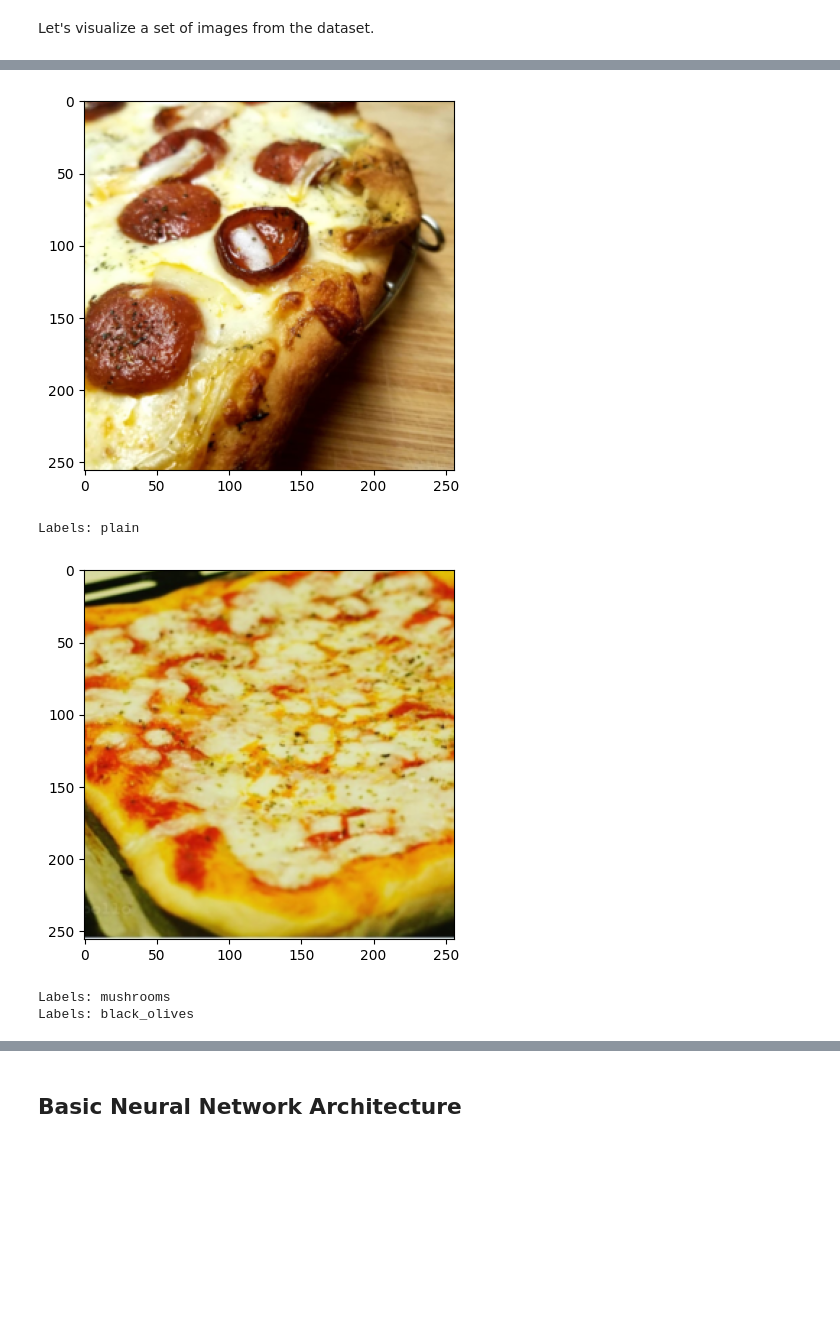
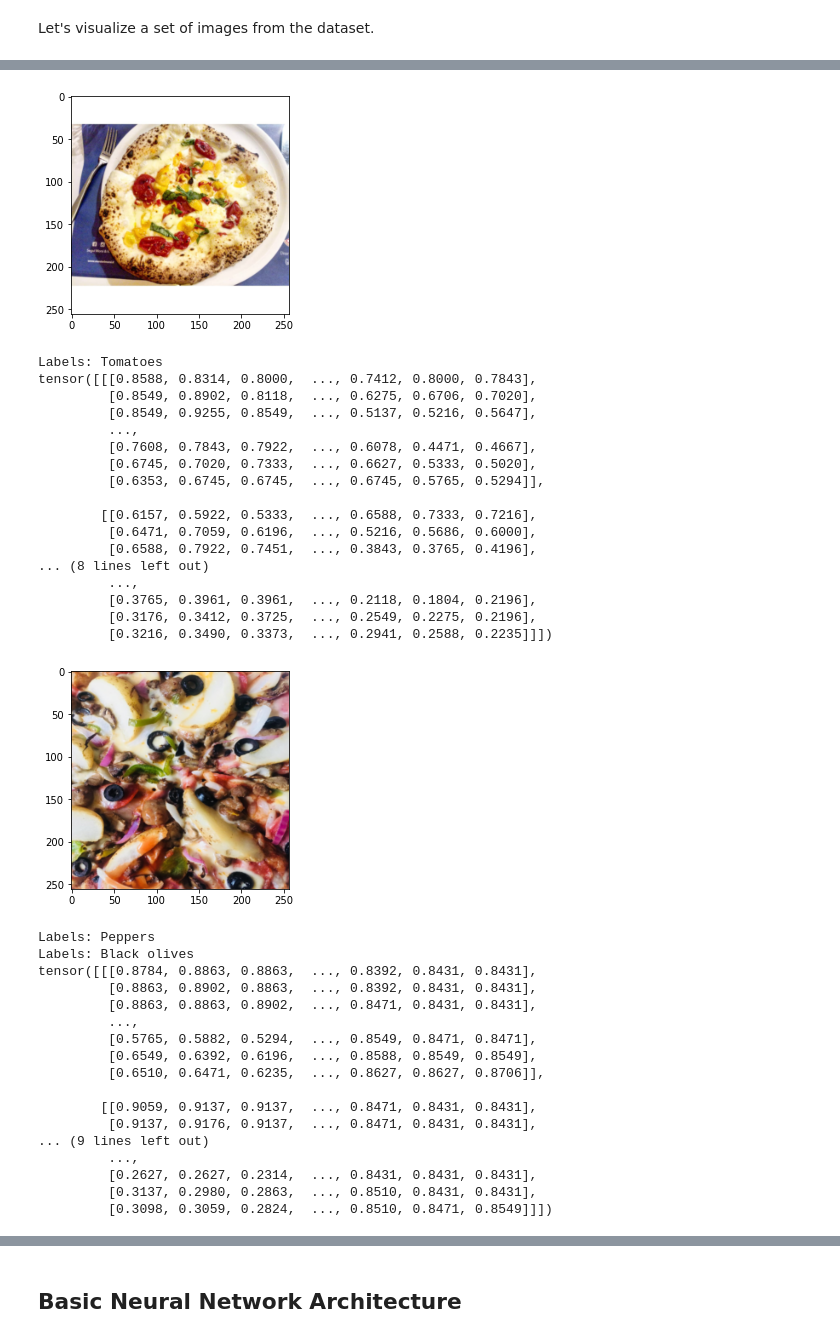
Before and after one commit to NBillar/deep_l, a Jupyter notebook: main.ipynb, the cells around one changed output, grey strips where cells are left out. Drawn from its saved outputs; the diff is of its cells as text; code cells hidden in the pictures; blank space fills up the shorter version.

```diff
--- a/main.ipynb
+++ b/main.ipynb
@@ -106,15 +106,19 @@ learning_rate = 0.001
 The dataset for this project, obtained from the PizzaGAN project at MIT and accessible on [this website](http://pizzagan.csail.mit.edu/), includes pizza images with labeled toppings. Over 38 million #pizza posts on Instagram were initially filtered to acquire approximately half a million images, with undesired content removed. After this, it was diminished even further until 9,213 pictures with corresponding annotations were left.
 # %%
 # Import the csv from path.
-label_path = "data\pizza_data\labels.csv"
+label_path = "data\pizza_data\imageLabels.txt"
+column_path = 'data\pizza_data\categories.txt'
 image_path = "data\pizza_data\images"
 
-df = pd.read_csv(label_path, sep = ' ', header = None)
-df.columns =
+df = pd.read_csv(label_path, sep = '  ', header = None)
+df.columns = open(column_path, 'r').read().split('\n')[:-1]
+classes = len(open(column_path, 'r').read().split('\n')[:-1])+1
+open(column_path, 'r').close()
+
 
 # Encode a label of pizzas without labeled toppings.
 df["plain"] = 0
-df["image_name"] = df["image_name"].apply(lambda x: os.path.join(image_path, x))
+df["image_name"] = df.apply(lambda x: os.path.join(image_path, str(x.name).zfill(5)+'.jpg'), axis = 1)
 df.loc[df.iloc[:, 1:-1].max(axis=1) == 0, "plain"] = 1
 
 # Split the data in training and validation.
@@ -132,10 +148,10 @@ class ImageDataset(Dataset):
         return len(self.dataframe)
 
     def __getitem__(self, idx):
-        image_name = self.dataframe.at[idx, 0]  # the path is in the first column
+        image_name = self.dataframe.iat[idx, -1]  # the path is in the first column
         image = Image.open(image_name).convert("RGB")
         labels = torch.tensor(
-            self.dataframe.iloc[idx, 1:].values.astype("float32")
+            self.dataframe.drop('image_name', axis = 1).iloc[idx].values.astype("float32")
         )  # Convert to tensor
 
         # Transform the image
@@ -184,7 +239,8 @@ def calculate_mean_and_variance(loader):
     variance = 0.0
     total_images = 0
 
-    for images, _ in tqdm(loader):
+    for iteration in tqdm(iter(loader)):
+        images = iteration[0]
         # Rearrange batch to be the shape of [B, C, W * H]
         images = images.view(images.size(0), images.size(1), -1)
         # Update total_images
@@ -276,6 +332,7 @@ def imshow(img, mean, std):
     npimg = img.numpy()
     plt.imshow(np.transpose(npimg, (1, 2, 0)))
     plt.show()
+    return npimg
 
 
 def display_labels(labels, classes):
@@ -308,5 +397,36 @@ Labels: pepperoni
-[figure, old version]
+[figure, new version]
-Labels: plain
+Labels: Tomatoes
+tensor([[[0.8588, 0.8314, 0.8000,  ..., 0.7412, 0.8000, 0.7843],
+         [0.8549, 0.8902, 0.8118,  ..., 0.6275, 0.6706, 0.7020],
+         [0.8549, 0.9255, 0.8549,  ..., 0.5137, 0.5216, 0.5647],
+         ...,
+         [0.7608, 0.7843, 0.7922,  ..., 0.6078, 0.4471, 0.4667],
+         [0.6745, 0.7020, 0.7333,  ..., 0.6627, 0.5333, 0.5020],
+         [0.6353, 0.6745, 0.6745,  ..., 0.6745, 0.5765, 0.5294]],
+
+        [[0.6157, 0.5922, 0.5333,  ..., 0.6588, 0.7333, 0.7216],
+         [0.6471, 0.7059, 0.6196,  ..., 0.5216, 0.5686, 0.6000],
+         [0.6588, 0.7922, 0.7451,  ..., 0.3843, 0.3765, 0.4196],
+... (8 lines left out)
+         ...,
+         [0.3765, 0.3961, 0.3961,  ..., 0.2118, 0.1804, 0.2196],
+         [0.3176, 0.3412, 0.3725,  ..., 0.2549, 0.2275, 0.2196],
+         [0.3216, 0.3490, 0.3373,  ..., 0.2941, 0.2588, 0.2235]]])
-[figure, old version]
+[figure, new version]
-Labels: mushrooms
-Labels: black_olives
+Labels: Peppers
+Labels: Black olives
+tensor([[[0.8784, 0.8863, 0.8863,  ..., 0.8392, 0.8431, 0.8431],
+         [0.8863, 0.8902, 0.8863,  ..., 0.8392, 0.8431, 0.8431],
+         [0.8863, 0.8863, 0.8902,  ..., 0.8471, 0.8431, 0.8431],
+         ...,
+         [0.5765, 0.5882, 0.5294,  ..., 0.8549, 0.8471, 0.8471],
+         [0.6549, 0.6392, 0.6196,  ..., 0.8588, 0.8549, 0.8549],
+         [0.6510, 0.6471, 0.6235,  ..., 0.8627, 0.8627, 0.8706]],
+
+        [[0.9059, 0.9137, 0.9137,  ..., 0.8471, 0.8431, 0.8431],
+         [0.9137, 0.9176, 0.9137,  ..., 0.8471, 0.8431, 0.8431],
+... (9 lines left out)
+         ...,
+         [0.2627, 0.2627, 0.2314,  ..., 0.8431, 0.8431, 0.8431],
+         [0.3137, 0.2980, 0.2863,  ..., 0.8510, 0.8431, 0.8431],
+         [0.3098, 0.3059, 0.2824,  ..., 0.8510, 0.8471, 0.8549]]])
```
Also changed, not shown: parts of 15 cells of this notebook.
